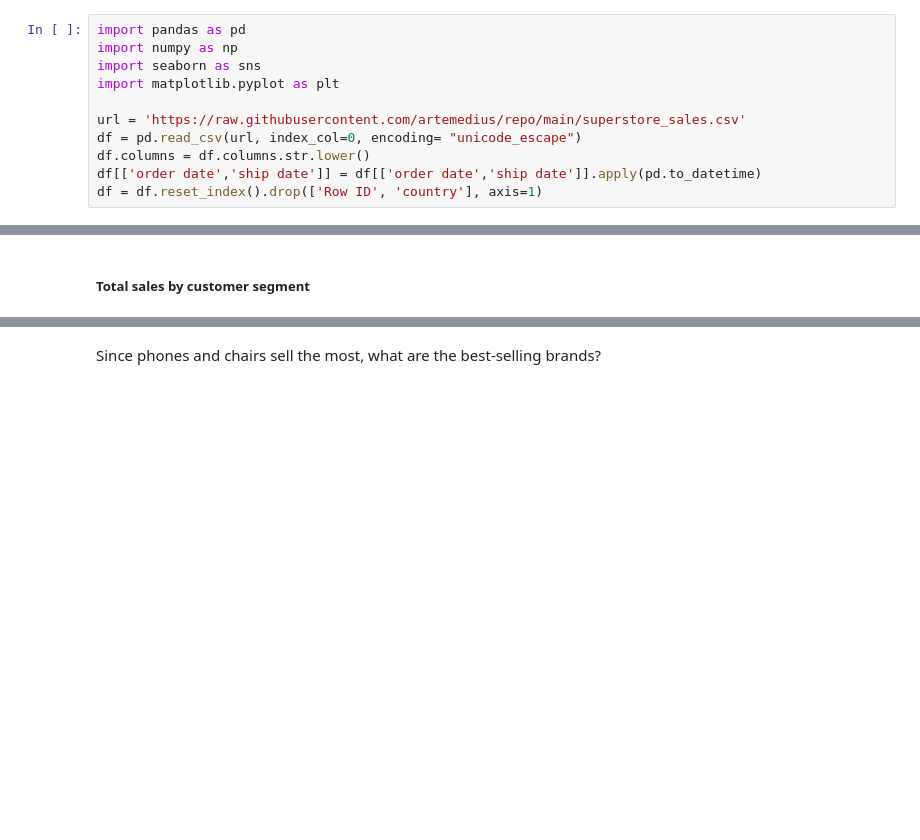
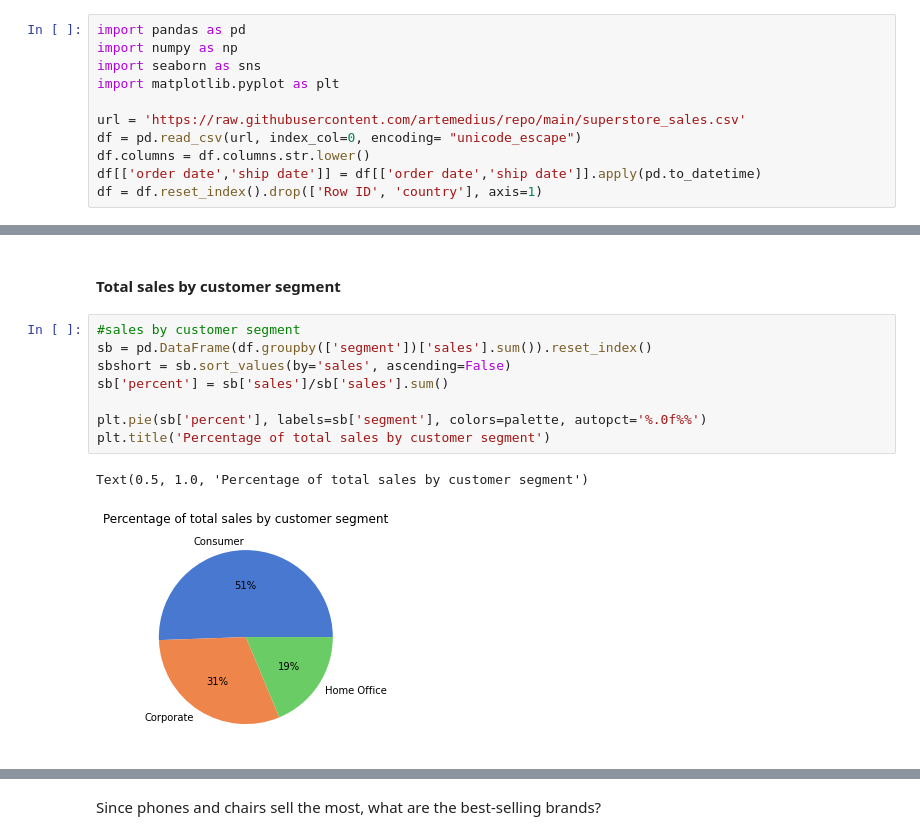
Before and after one commit to artemedius/repo, a Jupyter notebook: superstore.ipynb, the cells around one changed output, grey strips where cells are left out. Cells and saved outputs as stored; diff of their text form; blank space fills up the shorter version.

```diff
--- a/superstore.ipynb
+++ b/superstore.ipynb
@@ -31,4 +31,15 @@ plt.title('Percentage of total sales by region')
 Text(0.5, 1.0, 'Percentage of total sales by region')
 [figure]
 # %% [markdown]
-##### Total sales by customer segment
+#### Total sales by customer segment
+# %%
+#sales by customer segment
+sb = pd.DataFrame(df.groupby(['segment'])['sales'].sum()).reset_index()
+sbshort = sb.sort_values(by='sales', ascending=False)
+sb['percent'] = sb['sales']/sb['sales'].sum()
+
+plt.pie(sb['percent'], labels=sb['segment'], colors=palette, autopct='%.0f%%')
+plt.title('Percentage of total sales by customer segment')
+# %% [output]
+Text(0.5, 1.0, 'Percentage of total sales by customer segment')
+[figure, added]
```
Also changed, not shown: parts of 10 cells of this notebook.
